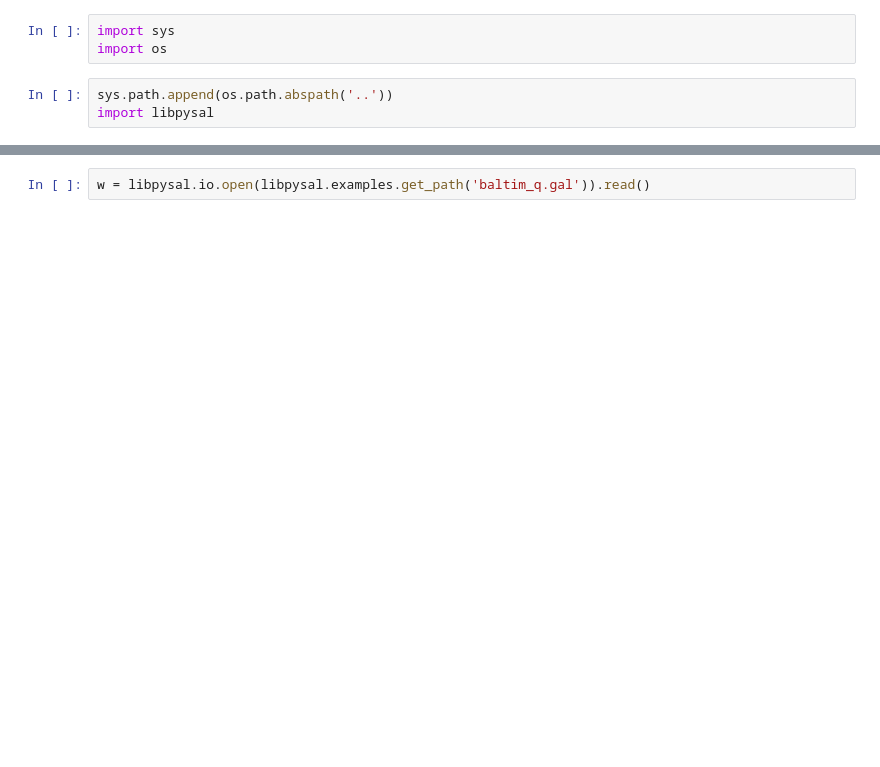
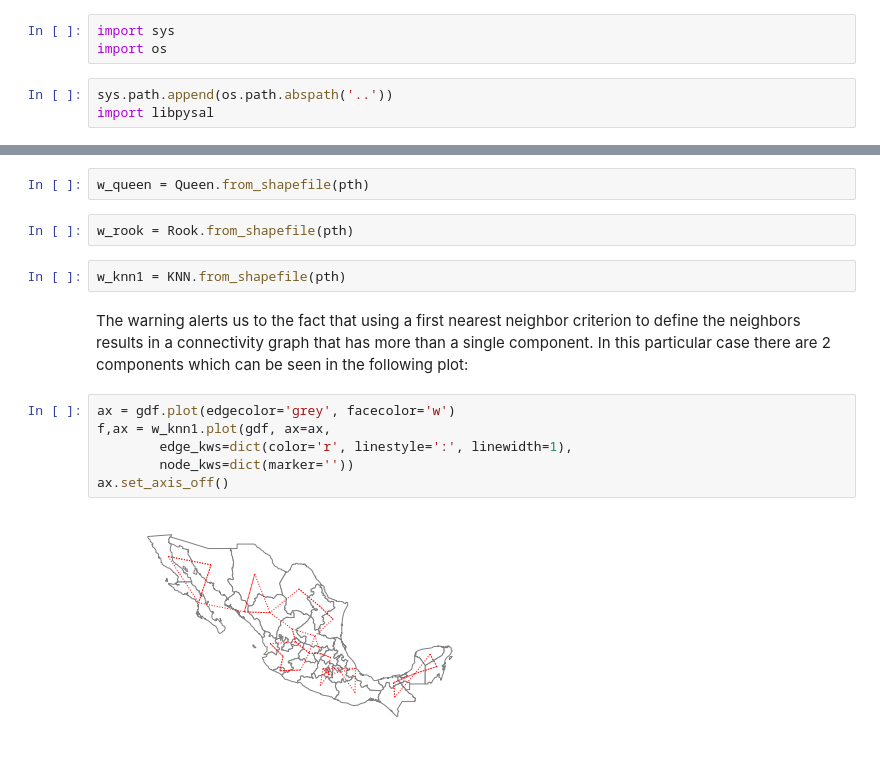
Before and after one commit to pysal/libpysal, a Jupyter notebook: notebooks/weights.ipynb, the cells around one changed output, grey strips where cells are left out. Cells and saved outputs as stored; diff of their text form; blank space fills up the shorter version.

```diff
--- a/notebooks/weights.ipynb
+++ b/notebooks/weights.ipynb
@@ -53,2 +180,16 @@ shapes[0]
-# %%
-w = libpysal.io.open(libpysal.examples.get_path('baltim_q.gal')).read()
+# %%
+w_queen = Queen.from_shapefile(pth)
+# %%
+w_rook = Rook.from_shapefile(pth)
+# %%
+w_knn1 = KNN.from_shapefile(pth)
+# %% [markdown]
+The warning alerts us to the fact that using a first nearest neighbor criterion to define the neighbors results in a connectivity graph that has more than a single component. In this particular case there are 2 components which can be seen in the following plot:
+# %%
+ax = gdf.plot(edgecolor='grey', facecolor='w')
+f,ax = w_knn1.plot(gdf, ax=ax,
+        edge_kws=dict(color='r', linestyle=':', linewidth=1),
+        node_kws=dict(marker=''))
+ax.set_axis_off()
+# %% [output]
+[figure, added]
```
Also changed, not shown: parts of 45 cells of this notebook, 1 other file.
